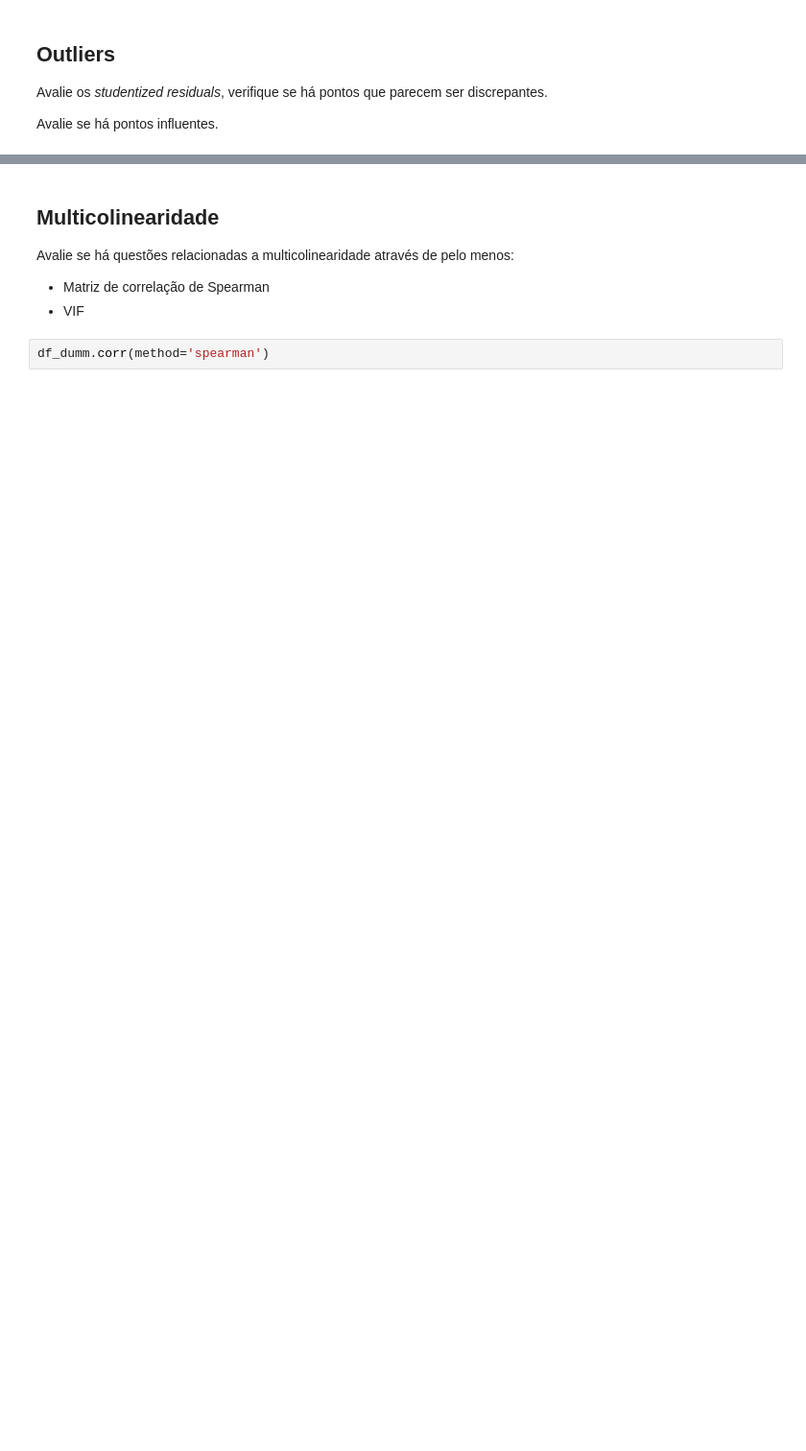
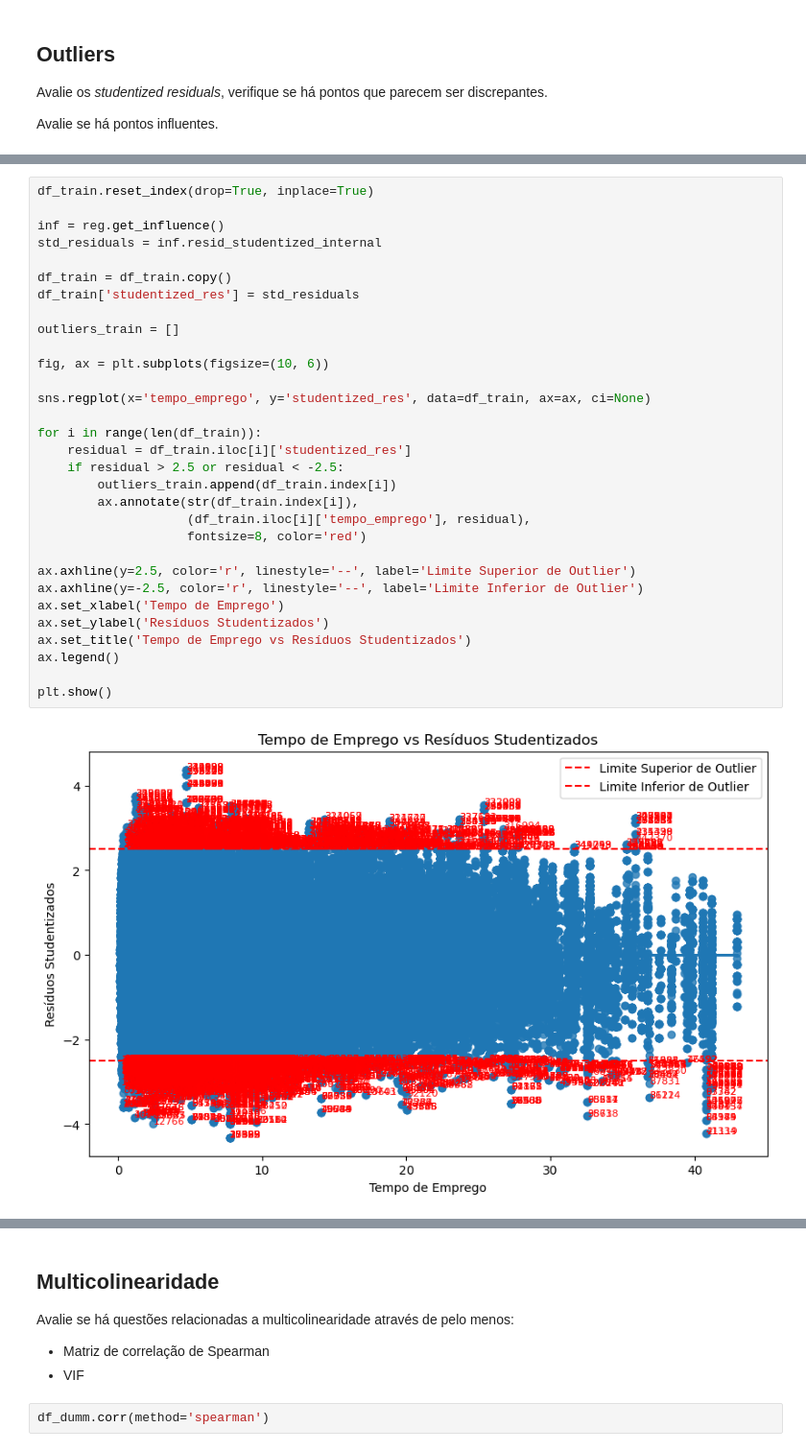
Before and after one commit to EnzoBentoMartins/EBAC, a Jupyter notebook: ProfCientistaDados m35_supportamaterial_exercise01.ipynb, the cells around one changed output, grey strips where cells are left out. Shown at 96% size. Cells and saved outputs as stored; diff of their text form; blank space fills up the shorter version.

```diff
--- a/ProfCientistaDados m35_supportamaterial_exercise01.ipynb
+++ b/ProfCientistaDados m35_supportamaterial_exercise01.ipynb
@@ -199,0 +205,33 @@ sns.scatterplot(x = reg.predict(), y = st_res.student_resid);
+# %%
+df_train.reset_index(drop=True, inplace=True)
+
+inf = reg.get_influence()
+std_residuals = inf.resid_studentized_internal
+
+df_train = df_train.copy()
+df_train['studentized_res'] = std_residuals
+
+outliers_train = []
+
+fig, ax = plt.subplots(figsize=(10, 6))
+
+sns.regplot(x='tempo_emprego', y='studentized_res', data=df_train, ax=ax, ci=None)
+
+for i in range(len(df_train)):
+    residual = df_train.iloc[i]['studentized_res']
+    if residual > 2.5 or residual < -2.5:
+        outliers_train.append(df_train.index[i])
+        ax.annotate(str(df_train.index[i]),
+                    (df_train.iloc[i]['tempo_emprego'], residual),
+                    fontsize=8, color='red')
+
+ax.axhline(y=2.5, color='r', linestyle='--', label='Limite Superior de Outlier')
+ax.axhline(y=-2.5, color='r', linestyle='--', label='Limite Inferior de Outlier')
+ax.set_xlabel('Tempo de Emprego')
+ax.set_ylabel('Resíduos Studentizados')
+ax.set_title('Tempo de Emprego vs Resíduos Studentizados')
+ax.legend()
+
+plt.show()
+# %% [output]
+[figure, added]
```
Also changed, not shown: parts of 10 cells of this notebook.
